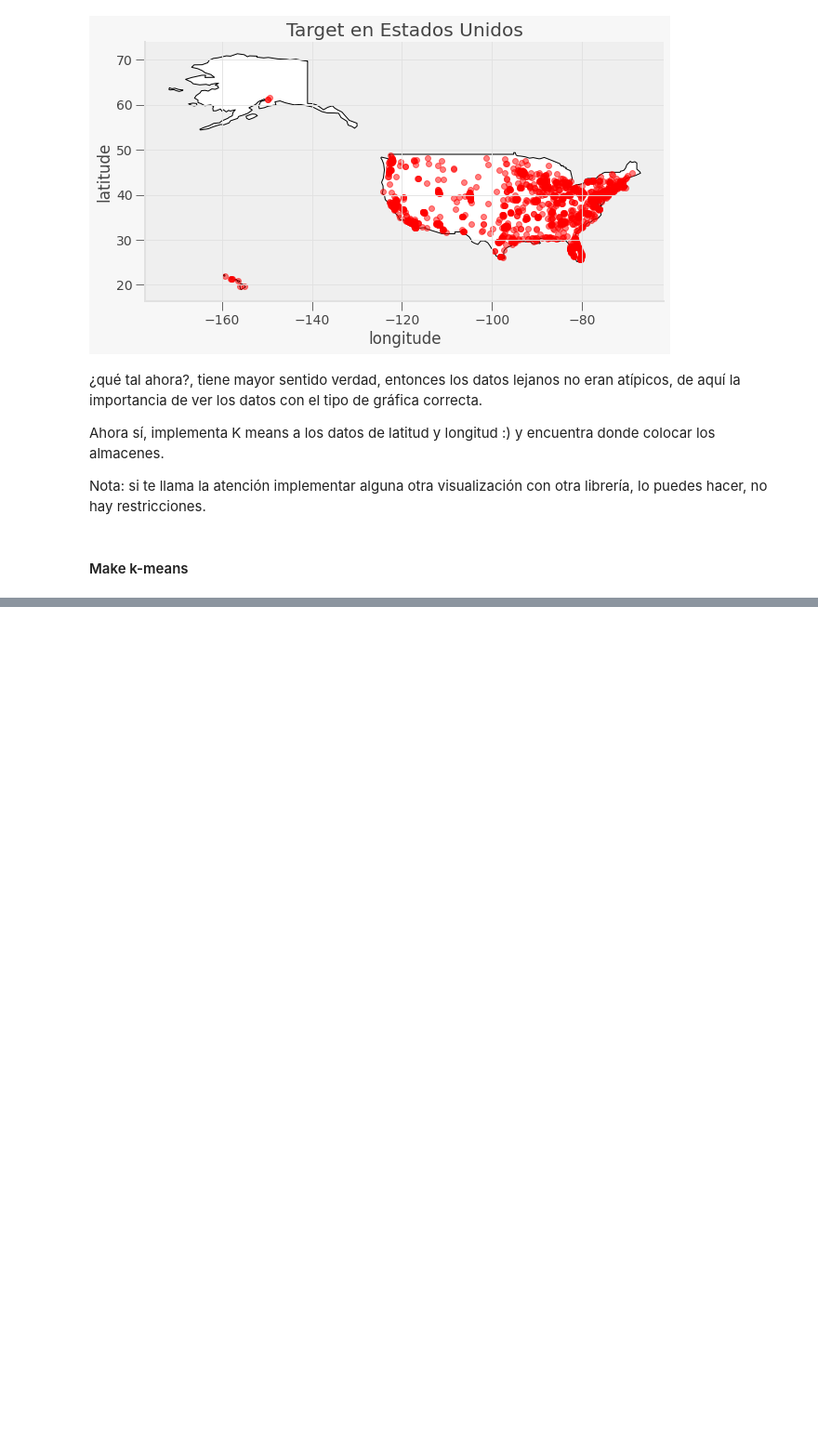
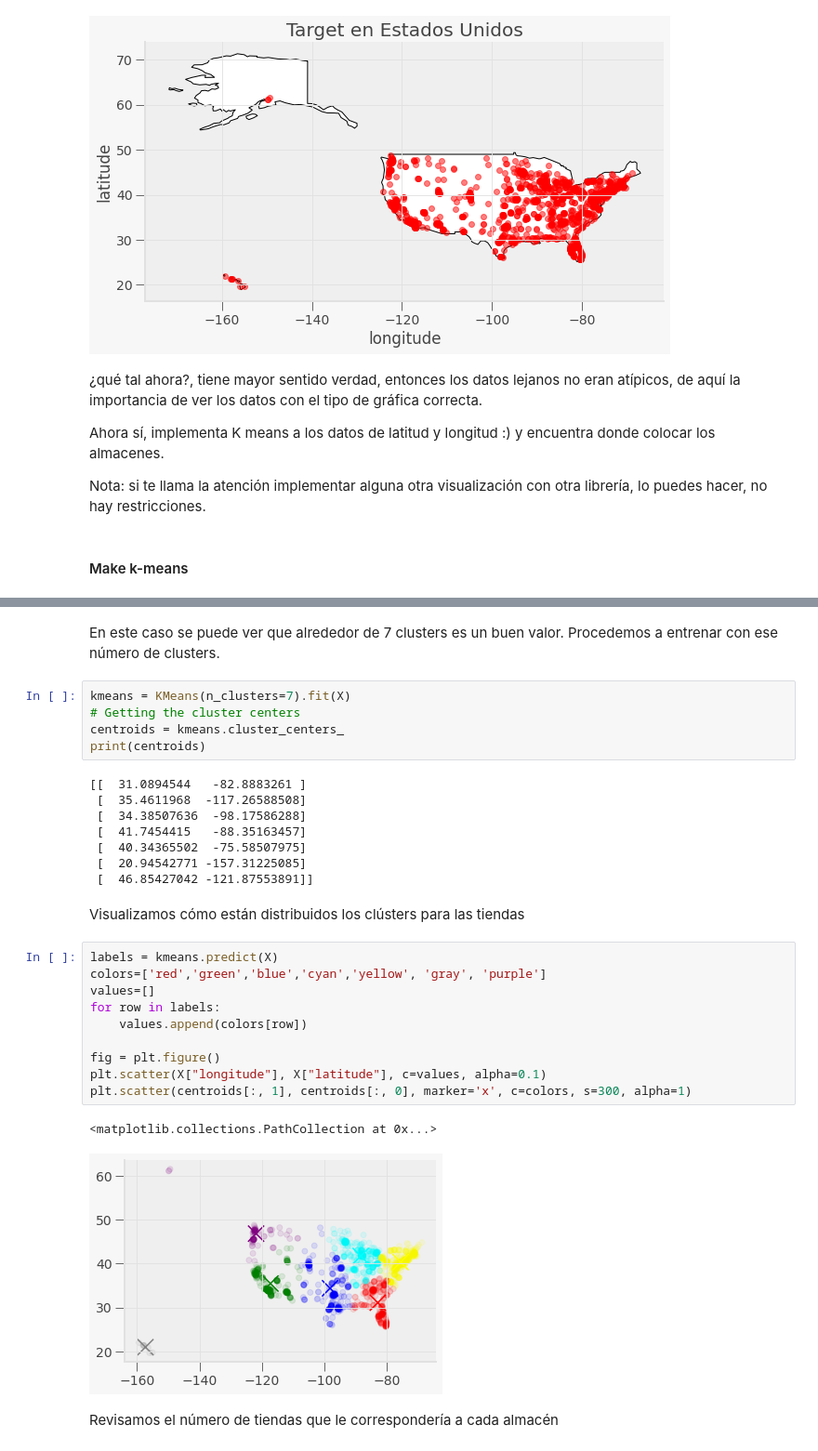
Before and after one commit to PosgradoMNA/actividades-de-aprendizaje-Walt9819, a Jupyter notebook: Week7/TecMty_kmeans_target.ipynb, the cells around one changed output, grey strips where cells are left out. Shown at 93% size. Drawn from its saved outputs; the diff is of its cells as text; blank space fills up the shorter version.

```diff
--- a/Week7/TecMty_kmeans_target.ipynb
+++ b/Week7/TecMty_kmeans_target.ipynb
@@ -235,3 +233,35 @@ plt.title('Elbow Curve')
 plt.show()
 # %% [output]
 [figure]
+# %% [markdown]
+En este caso se puede ver que alrededor de 7 clusters es un buen valor. Procedemos a entrenar con ese número de clusters.
+# %%
+kmeans = KMeans(n_clusters=7).fit(X)
+# Getting the cluster centers
+centroids = kmeans.cluster_centers_
+print(centroids)
+# %% [output]
+[[  31.0894544   -82.8883261 ]
+ [  35.4611968  -117.26588508]
+ [  34.38507636  -98.17586288]
+ [  41.7454415   -88.35163457]
+ [  40.34365502  -75.58507975]
+ [  20.94542771 -157.31225085]
+ [  46.85427042 -121.87553891]]
+# %% [markdown]
+Visualizamos cómo están distribuidos los clústers para las tiendas
+# %%
+labels = kmeans.predict(X)
+colors=['red','green','blue','cyan','yellow', 'gray', 'purple']
+values=[]
+for row in labels:
+    values.append(colors[row])
+
+fig = plt.figure()
+plt.scatter(X["longitude"], X["latitude"], c=values, alpha=0.1)
+plt.scatter(centroids[:, 1], centroids[:, 0], marker='x', c=colors, s=300, alpha=1)
+# %% [output]
+<matplotlib.collections.PathCollection at 0x...>
+[figure, added]
+# %% [markdown]
+Revisamos el número de tiendas que le correspondería a cada almacén
```
Also changed, not shown: parts of 10 cells of this notebook.
